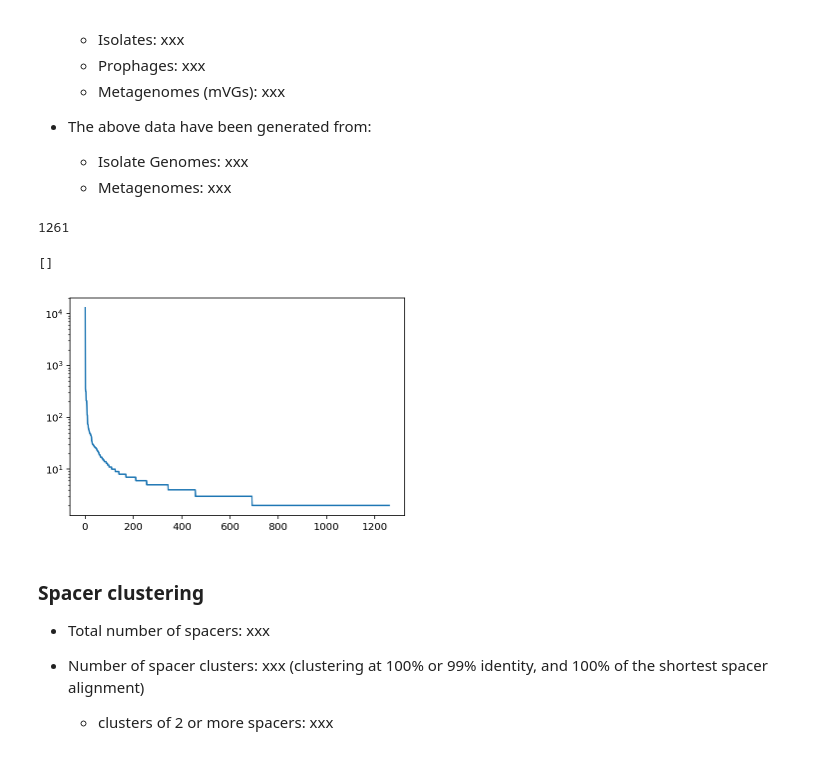
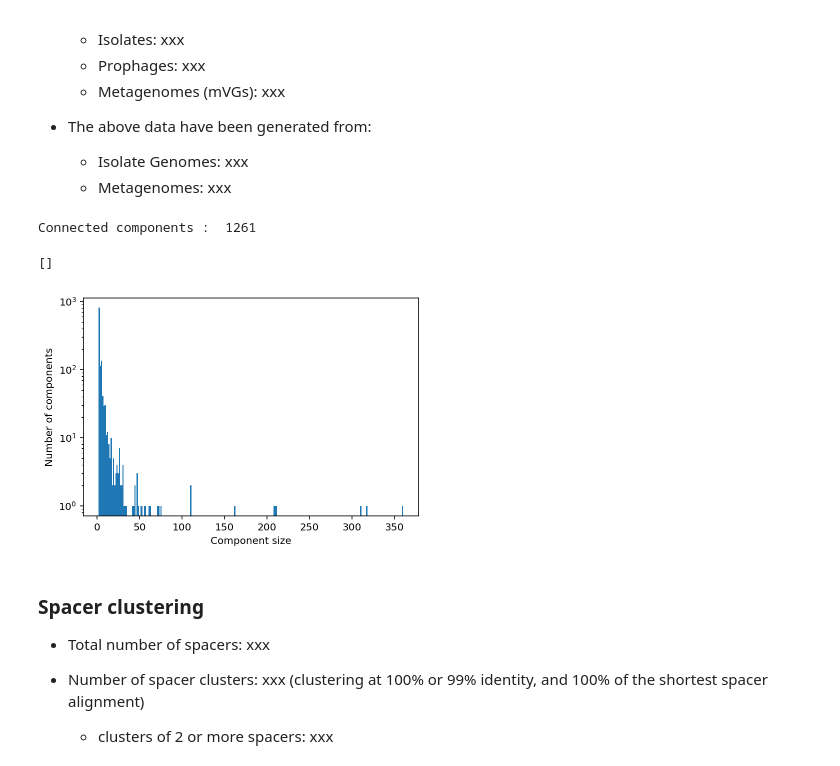
Before and after one commit to camillescott/viralnet, a Jupyter notebook: ViralNetworks.ipynb, the cells around one changed output. Saved outputs shown, nothing was run; the diff lists cells and outputs as text; code cells hidden in the pictures.

```diff
--- a/ViralNetworks.ipynb
+++ b/ViralNetworks.ipynb
@@ -397,13 +397,15 @@ components = sorted( networkx.connected_component_subgraphs(G), key=len, reverse
     * Isolate Genomes: xxx
     * Metagenomes: xxx
 # %%
-print( len(components) )
-plot( list( map( len, components ) ) )
+print( 'Connected components : ', len(components) )
+hist( list( map( len, components[1:] ) ), 256 )
+xlabel( 'Component size' )
+ylabel( 'Number of components' )
 semilogy()
 # %% [output]
-1261
+Connected components :  1261
 []
-[figure, old version]
+[figure, new version]
 # %% [markdown]
 ### Spacer clustering
 
```
Also changed, not shown: 4 other files.
